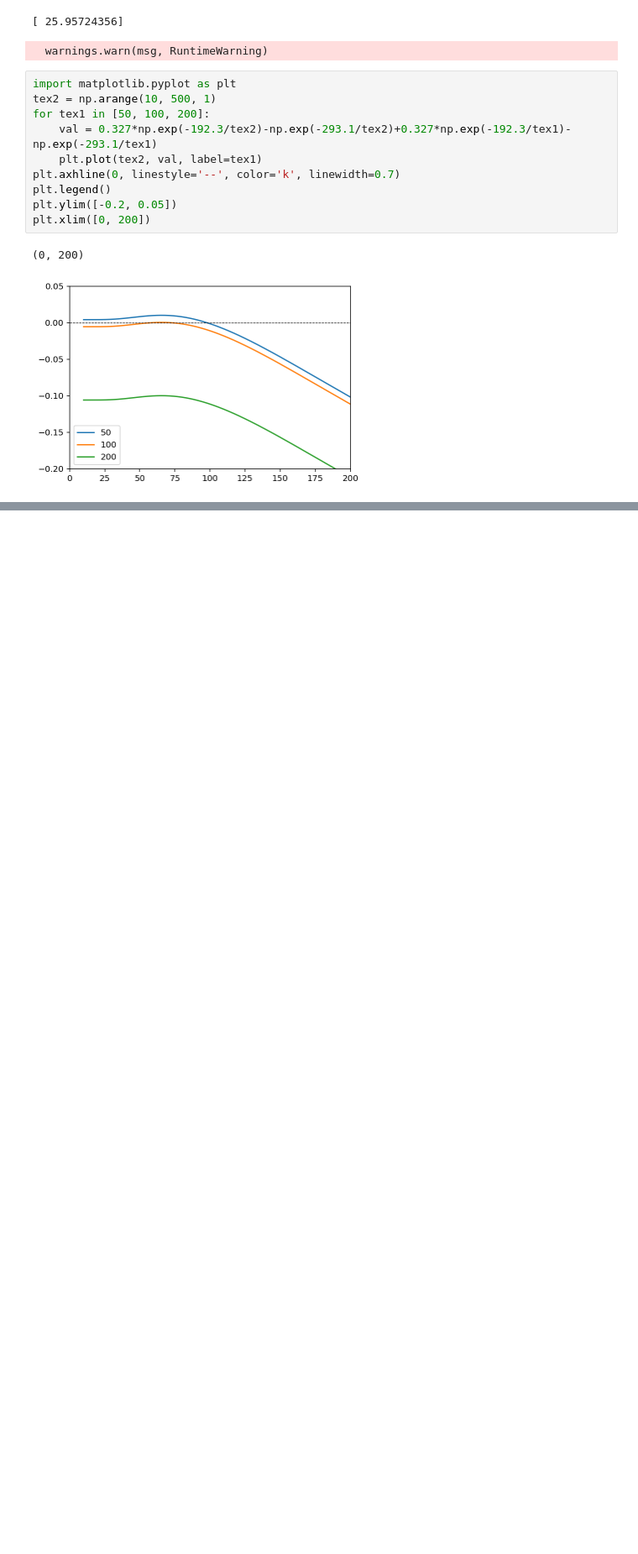
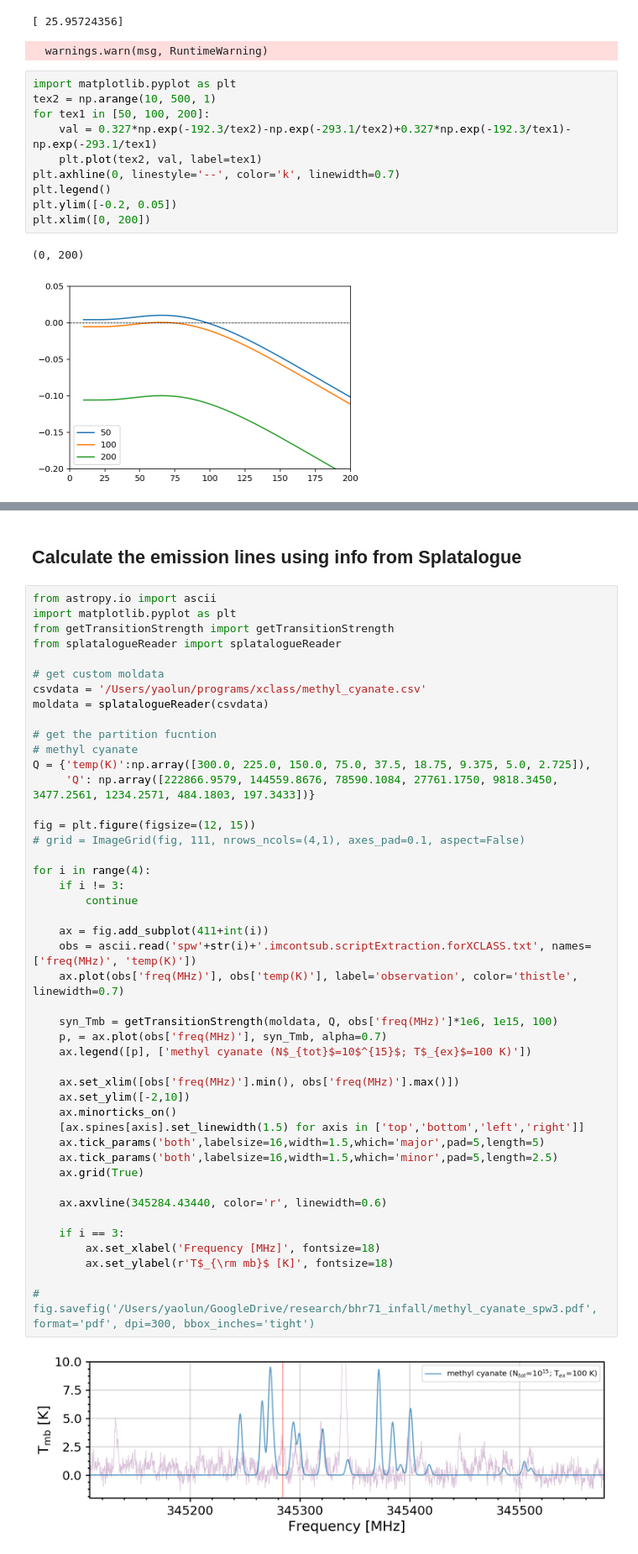
Before and after one commit to yaolun/xclass, a Jupyter notebook: COMs_identification4xclass.ipynb, the cells around one changed output, grey strips where cells are left out. Shown at 84% size. Saved outputs shown, nothing was run; the diff lists cells and outputs as text; blank space fills up the shorter version.

```diff
--- a/COMs_identification4xclass.ipynb
+++ b/COMs_identification4xclass.ipynb
@@ -239,0 +244,49 @@ array([ 0.13318715,  0.13587233,  0.1385574 ,  0.14124186,  0.1439252 ,
+# %% [markdown]
+## Calculate the emission lines using info from Splatalogue
+# %%
+from astropy.io import ascii
+import matplotlib.pyplot as plt
+from getTransitionStrength import getTransitionStrength
+from splatalogueReader import splatalogueReader
+
+# get custom moldata
+csvdata = '/Users/yaolun/programs/xclass/methyl_cyanate.csv'
+moldata = splatalogueReader(csvdata)
+
+# get the partition fucntion
+# methyl cyanate
+Q = {'temp(K)':np.array([300.0, 225.0, 150.0, 75.0, 37.5, 18.75, 9.375, 5.0, 2.725]),
+     'Q': np.array([222866.9579, 144559.8676, 78590.1084, 27761.1750, 9818.3450, 3477.2561, 1234.2571, 484.1803, 197.3433])}
+
+fig = plt.figure(figsize=(12, 15))
+# grid = ImageGrid(fig, 111, nrows_ncols=(4,1), axes_pad=0.1, aspect=False)
+
+for i in range(4):
+    if i != 3:
+        continue
+
+    ax = fig.add_subplot(411+int(i))
+    obs = ascii.read('spw'+str(i)+'.imcontsub.scriptExtraction.forXCLASS.txt', names=['freq(MHz)', 'temp(K)'])
+    ax.plot(obs['freq(MHz)'], obs['temp(K)'], label='observation', color='thistle', linewidth=0.7)
+
+    syn_Tmb = getTransitionStrength(moldata, Q, obs['freq(MHz)']*1e6, 1e15, 100)
+    p, = ax.plot(obs['freq(MHz)'], syn_Tmb, alpha=0.7)
+    ax.legend([p], ['methyl cyanate (N$_{tot}$=10$^{15}$; T$_{ex}$=100 K)'])
+
+    ax.set_xlim([obs['freq(MHz)'].min(), obs['freq(MHz)'].max()])
+    ax.set_ylim([-2,10])
+    ax.minorticks_on()
+    [ax.spines[axis].set_linewidth(1.5) for axis in ['top','bottom','left','right']]
+    ax.tick_params('both',labelsize=16,width=1.5,which='major',pad=5,length=5)
+    ax.tick_params('both',labelsize=16,width=1.5,which='minor',pad=5,length=2.5)
+    ax.grid(True)
+
+    ax.axvline(345284.43440, color='r', linewidth=0.6)
+
+    if i == 3:
+        ax.set_xlabel('Frequency [MHz]', fontsize=18)
+        ax.set_ylabel(r'T$_{\rm mb}$ [K]', fontsize=18)
+
+# fig.savefig('/Users/yaolun/GoogleDrive/research/bhr71_infall/methyl_cyanate_spw3.pdf', format='pdf', dpi=300, bbox_inches='tight')
+# %% [output]
+[figure, added]
```
Also changed, not shown: parts of 6 cells of this notebook, 6 other files.
